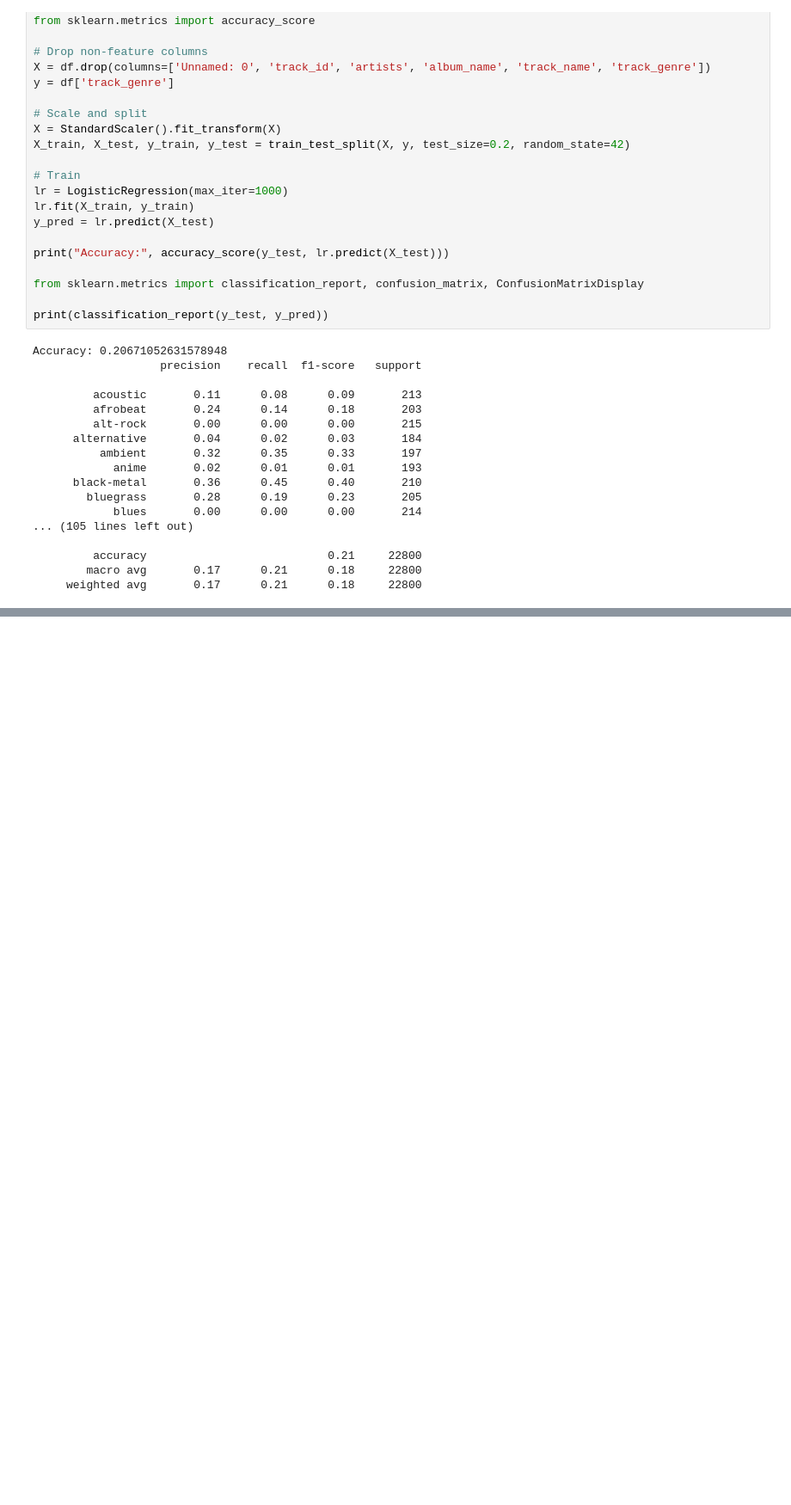
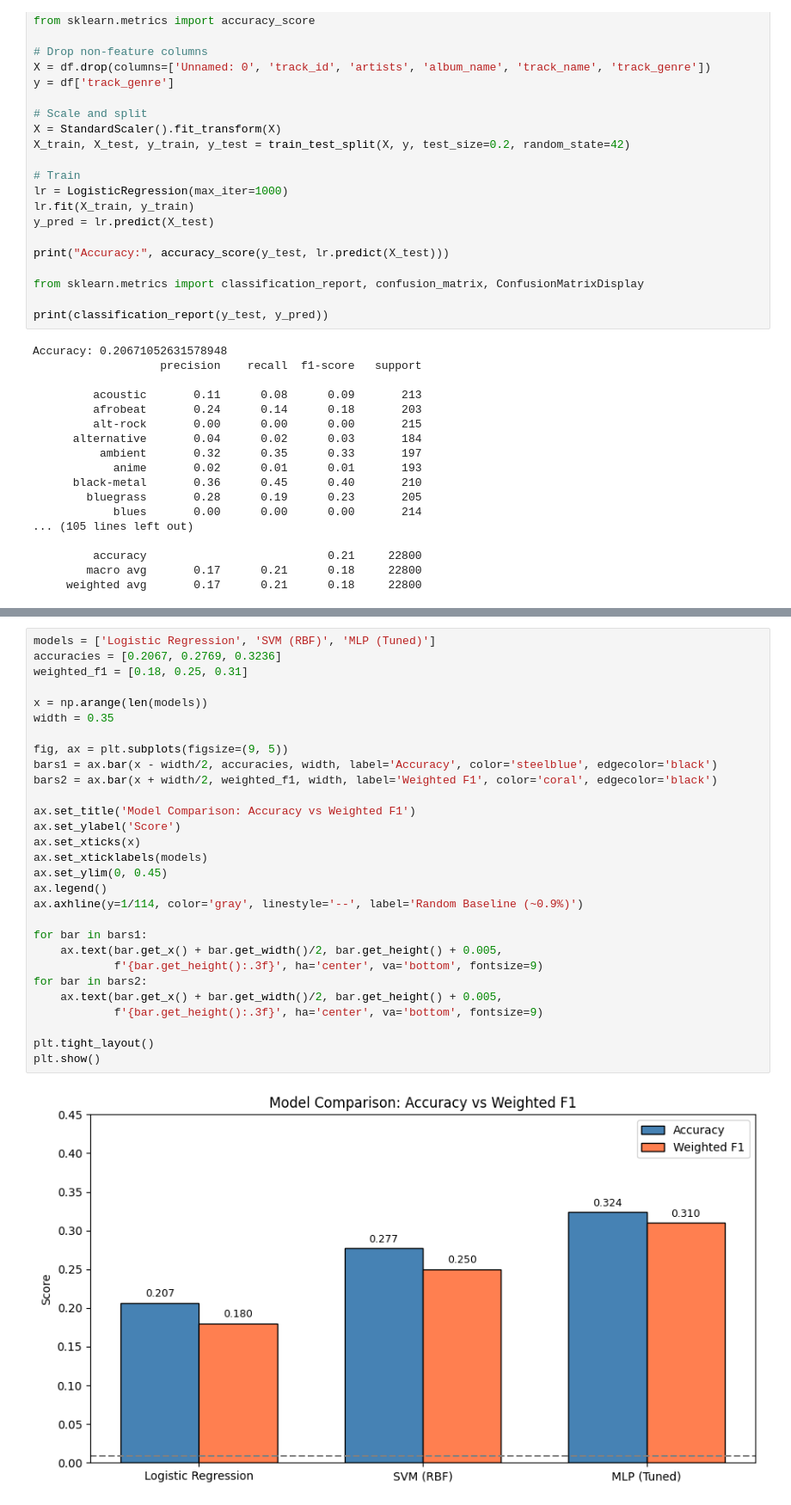
Before and after one commit to manavos/data402-final-project, a Jupyter notebook: Predicting_Music_Genres.ipynb, the cells around one changed output, grey strips where cells are left out. Shown at 86% size. Saved outputs shown, nothing was run; the diff lists cells and outputs as text; blank space fills up the shorter version.

```diff
--- a/Predicting_Music_Genres.ipynb
+++ b/Predicting_Music_Genres.ipynb
@@ -219,0 +350,31 @@ plt.show()
+# %%
+models = ['Logistic Regression', 'SVM (RBF)', 'MLP (Tuned)']
+accuracies = [0.2067, 0.2769, 0.3236]
+weighted_f1 = [0.18, 0.25, 0.31]
+
+x = np.arange(len(models))
+width = 0.35
+
+fig, ax = plt.subplots(figsize=(9, 5))
+bars1 = ax.bar(x - width/2, accuracies, width, label='Accuracy', color='steelblue', edgecolor='black')
+bars2 = ax.bar(x + width/2, weighted_f1, width, label='Weighted F1', color='coral', edgecolor='black')
+
+ax.set_title('Model Comparison: Accuracy vs Weighted F1')
+ax.set_ylabel('Score')
+ax.set_xticks(x)
+ax.set_xticklabels(models)
+ax.set_ylim(0, 0.45)
+ax.legend()
+ax.axhline(y=1/114, color='gray', linestyle='--', label='Random Baseline (~0.9%)')
+
+for bar in bars1:
+    ax.text(bar.get_x() + bar.get_width()/2, bar.get_height() + 0.005,
+            f'{bar.get_height():.3f}', ha='center', va='bottom', fontsize=9)
+for bar in bars2:
+    ax.text(bar.get_x() + bar.get_width()/2, bar.get_height() + 0.005,
+            f'{bar.get_height():.3f}', ha='center', va='bottom', fontsize=9)
+
+plt.tight_layout()
+plt.show()
+# %% [output]
+[figure, added]
```
Also changed, not shown: parts of 11 cells of this notebook.
